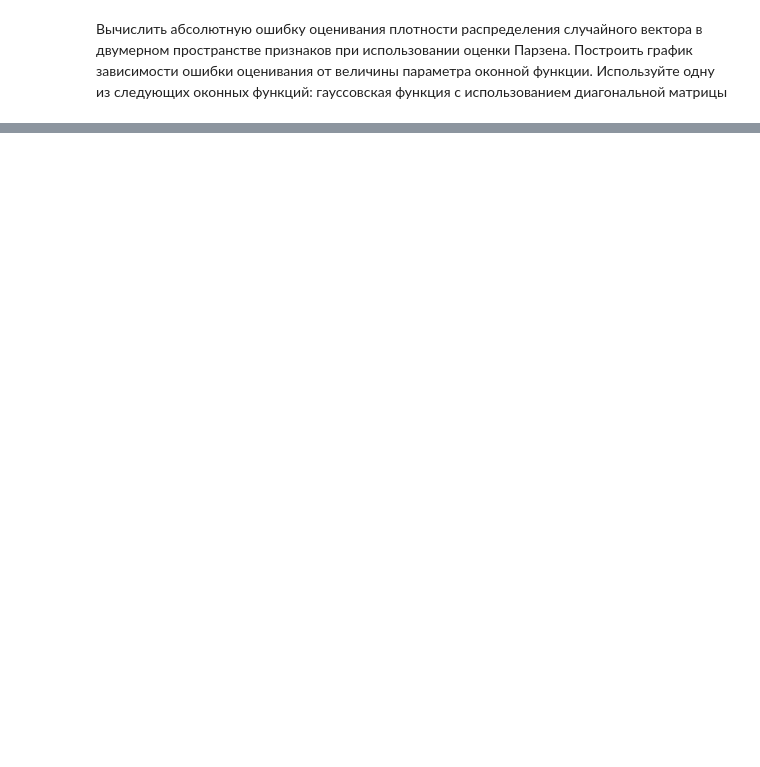
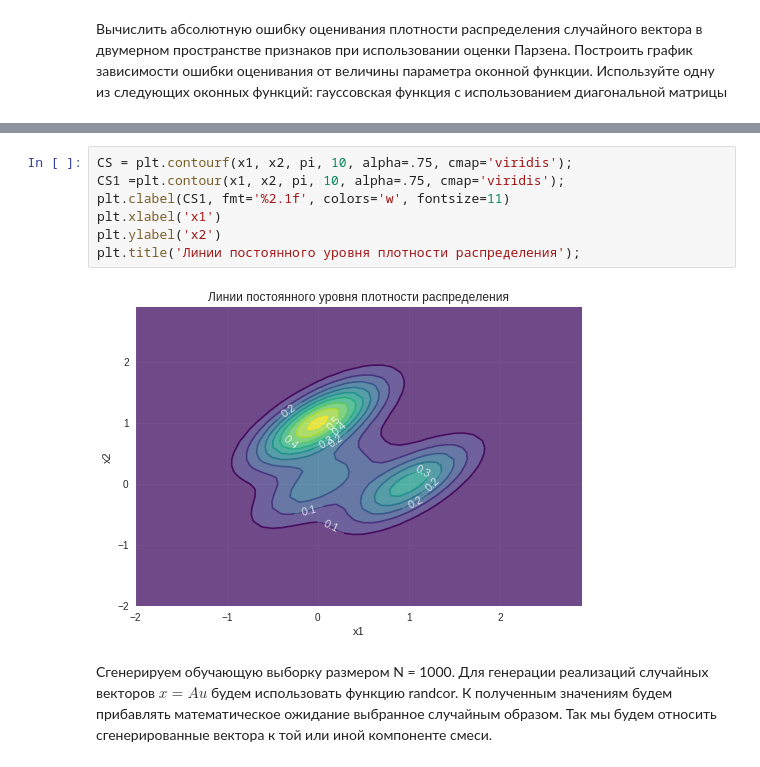
Before and after one commit to mzaharchenko/ml-labs, a Jupyter notebook: lab5.ipynb, the cells around one changed output, grey strips where cells are left out. Saved outputs shown, nothing was run; the diff lists cells and outputs as text; blank space fills up the shorter version.

```diff
--- a/lab5.ipynb
+++ b/lab5.ipynb
@@ -213,0 +85,11 @@ ax.plot_surface(X1, X2,pvs[2], cmap=plt.cm.viridis, linewidth=0.2);
+# %%
+CS = plt.contourf(x1, x2, pi, 10, alpha=.75, cmap='viridis');
+CS1 =plt.contour(x1, x2, pi, 10, alpha=.75, cmap='viridis');
+plt.clabel(CS1, fmt='%2.1f', colors='w', fontsize=11)
+plt.xlabel('x1')
+plt.ylabel('x2')
+plt.title('Линии постоянного уровня плотности распределения');
+# %% [output]
+[figure, added]
+# %% [markdown]
+Сгенерируем обучающую выборку размером N = 1000. Для генерации реализаций случайных векторов $x = Au$  будем использовать функцию randcor. К полученным значениям будем прибавлять математическое ожидание выбранное случайным образом. Так мы будем относить сгенерированные вектора к той или иной компоненте смеси.
```
Also changed, not shown: parts of 44 cells of this notebook, 4 other files.
